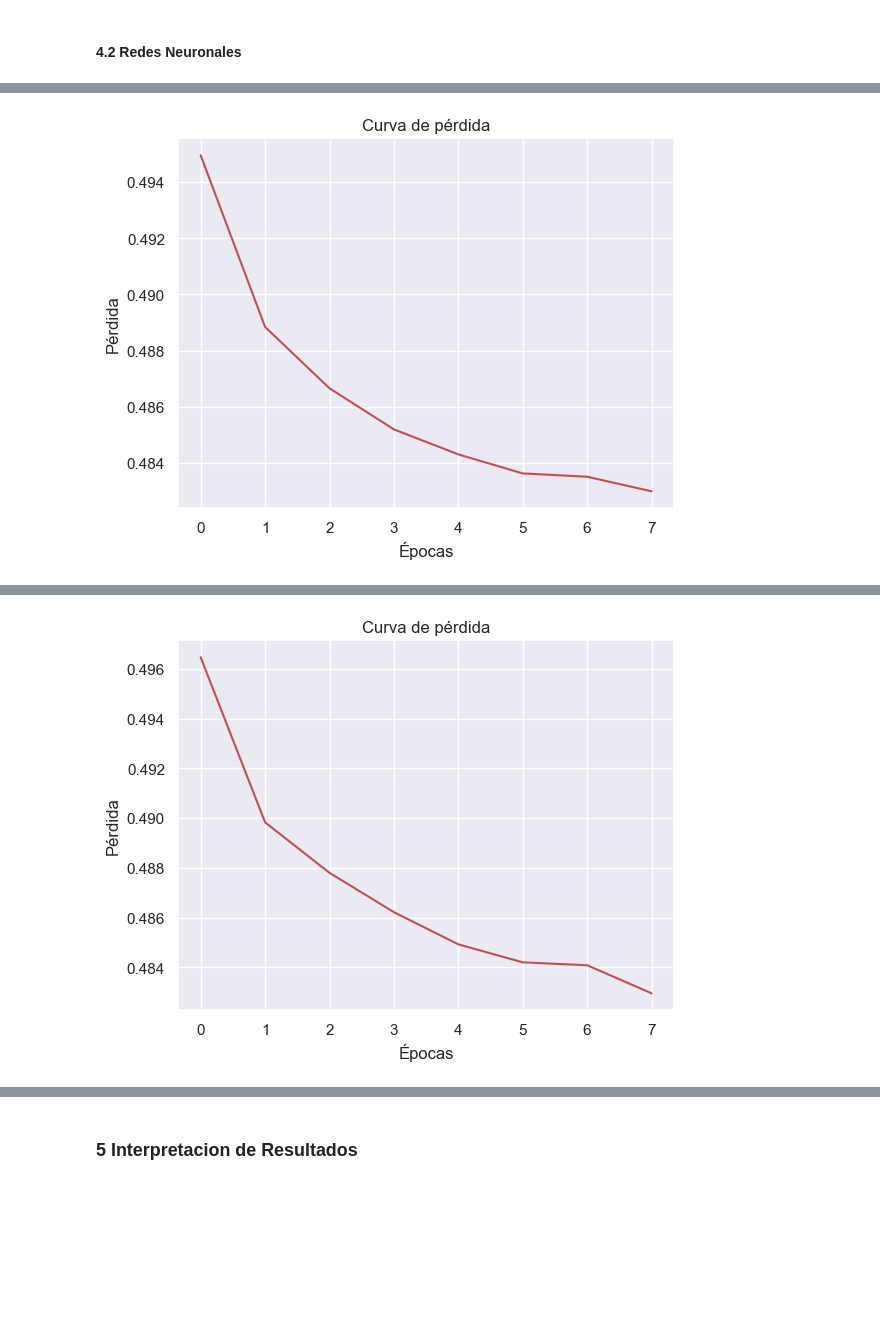
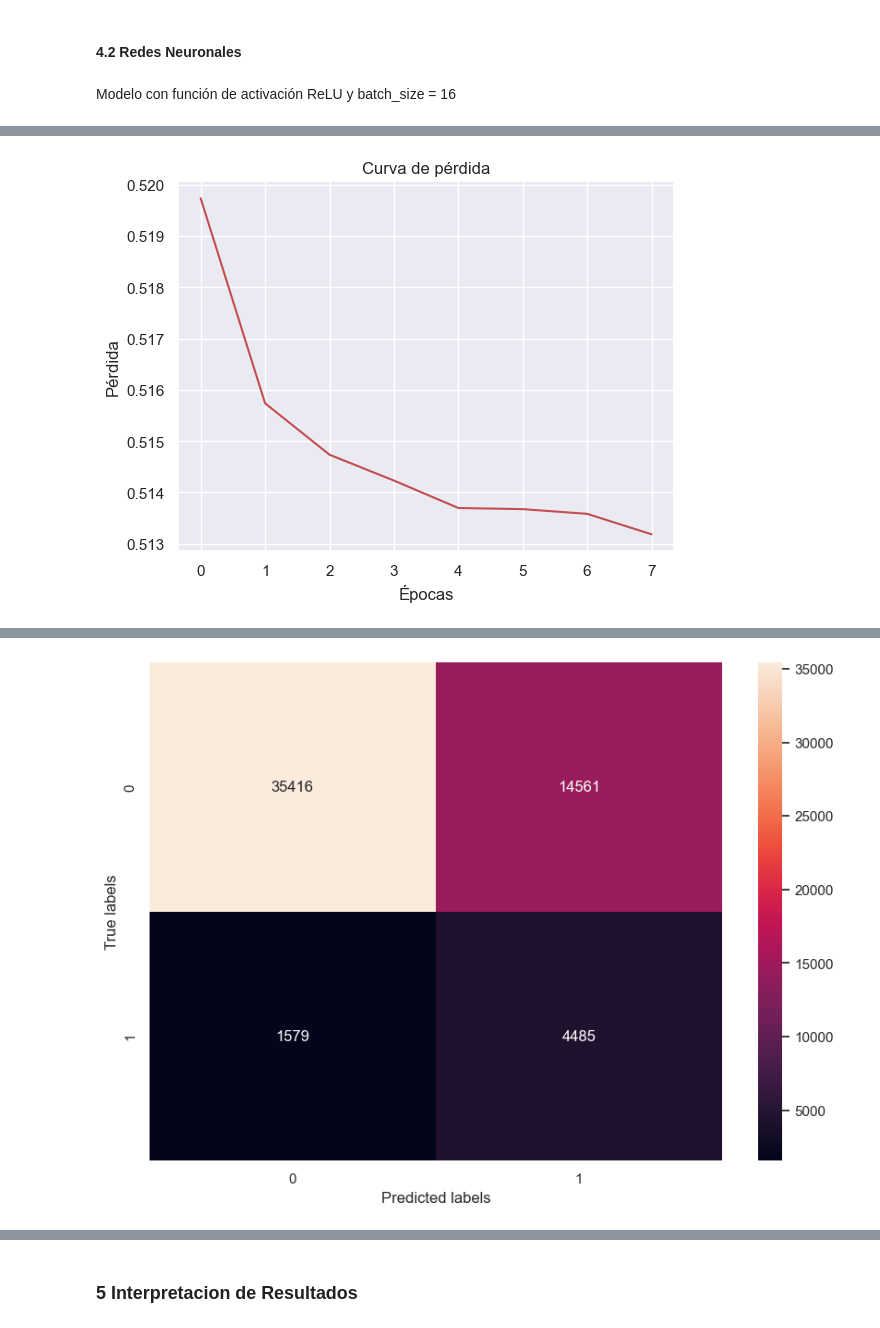
Before and after one commit to Gaddran/Tarea4MachineLearning, a Jupyter notebook: notebooks/Tarea1MLA.ipynb, the cells around one changed output, grey strips where cells are left out. Drawn from its saved outputs; the diff is of its cells as text; code cells hidden in the pictures; blank space fills up the shorter version.

```diff
--- a/notebooks/Tarea1MLA.ipynb
+++ b/notebooks/Tarea1MLA.ipynb
@@ -517,14 +525,6 @@ print("Tamaño de X_train:", X_train.shape)
 print("Tamaño de X_test:", X_test.shape)
 print("Tamaño de y_train:", y_train.shape)
 print("Tamaño de y_test:", y_test.shape)
-
-# Normalizar las características (opcional, pero recomendado para Redes Neuronales)
-scaler = StandardScaler()
-X_train = scaler.fit_transform(X_train)
-X_test = scaler.transform(X_test)
-
-# Confirmar que la normalización se realizó correctamente
-print("Datos normalizados: X_train[0]:", X_train[0])
 # %% [output]
 Tamaño de X_train: (130760, 19)
 Tamaño de X_test: (56041, 19)
@@ -559,12 +554,19 @@ X_train_balanced = scaler.fit_transform(X_train_balanced)
 X_test = scaler.transform(X_test)
 # %% [output]
 Distribución después de SMOTE: {np.False_: np.int64(116460), np.True_: np.int64(116460)}
+# %%
+def set_seed(seed):
+    np.random.seed(seed)
+    tf.random.set_seed(seed)
+    random.seed(seed)
 # %%
-def create_and_train_model(hidden_layers, hidden_units, epochs, batch_size, activation, learning_rate, X_train, y_train, X_test, y_test):
+
+def create_and_train_model(hidden_units, epochs, batch_size, activation, learning_rate, X_train, y_train, X_test, y_test):
+    set_seed(123)
     model = models.Sequential()
     model.add(layers.Dense(hidden_units, activation=activation, input_shape=(X_train.shape[1],)))
-    for _ in range(hidden_layers):
-        model.add(layers.Dense(hidden_units, activation=activation))
+    model.add(layers.Dense(16, activation=activation))
+    model.add(layers.Dense(8, activation=activation))
     model.add(layers.Dense(1, activation='sigmoid'))
 
     model.compile(loss='binary_crossentropy',
@@ -582,3 +584,13 @@ def create_and_train_model(hidden_layers, hidden_units, epochs, batch_size, acti
     plt.xlabel("Épocas")
     plt.ylabel("Pérdida")
     plt.show()
+    # confusion matrix
+    y_pred = model.predict(X_test)
+    y_pred = (y_pred > 0.5)
+    cm = confusion_matrix(y_test, y_pred)
+    # graph cm
+    plt.figure(figsize=(10, 7))
+    sns.heatmap(cm, annot=True, fmt='g')
+    plt.xlabel('Predicted labels')
+    plt.ylabel('True labels')
+    plt.show()
@@ -589,16 +597,15 @@ X_test_norm = normalize(X_test)
 # %% [markdown]
 #### 4.2 Redes Neuronales
+# %%
+hidden_units = 16     # Número de neuronas en la capa oculta
+learning_rate = 0.01  # Tasa de aprendizaje
+epochs = 8            # Número de épocas
+# %% [markdown]
+Modelo con función de activación ReLU y batch_size = 16
 # %%
 # Hiperparametros
-hidden_units = 32     # Número de neuronas en la capa oculta
 activation = 'relu'   # Función de activación para la capa oculta
-learning_rate = 0.01  # Tasa de aprendizaje
-epochs = 8            # Número de épocas
 batch_size = 16       # Tamaño del lote
-# Normalizar los datos (usar sklearn's normalize)
-# create_and_train_model(0, hidden_units, epochs, batch_size, activation, learning_rate, X_train_norm, y_train, X_test_norm, y_test)
-create_and_train_model(0, hidden_units, epochs, batch_size, activation, learning_rate, X_train_balanced, y_train_balanced, X_test, y_test)
-create_and_train_model(1, hidden_units, epochs, batch_size, activation, learning_rate, X_train_balanced, y_train_balanced, X_test, y_test)
-create_and_train_model(2, hidden_units, epochs, batch_size, activation, learning_rate, X_train_balanced, y_train_balanced, X_test, y_test)
+create_and_train_model(hidden_units, epochs, batch_size, activation, learning_rate, X_train_balanced, y_train_balanced, X_test, y_test)
 # %% [output]
 Epoch 1/8
@@ -624 +631 @@ Testing accuracy: 0.7157795429229736
-[figure, old version]
+[figure, new version]
@@ -645 +633 @@ Testing accuracy: 0.7458468079566956
-[figure, old version]
+[figure, new version]
```
Also changed, not shown: parts of 20 cells of this notebook.
